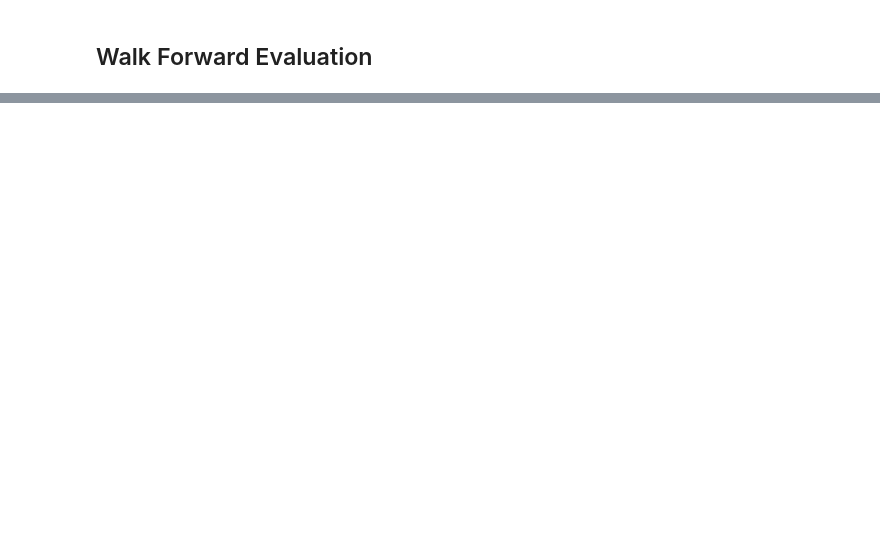
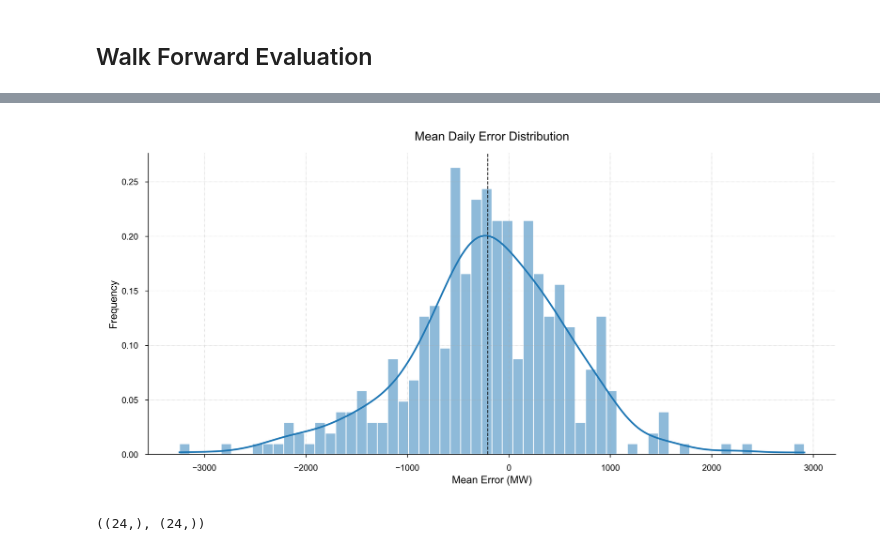
Before and after one commit to joypauls/forecastiso, a Jupyter notebook: notebooks/dev.ipynb, the cells around one changed output, grey strips where cells are left out. Saved outputs shown, nothing was run; the diff lists cells and outputs as text; code cells hidden in the pictures; blank space fills up the shorter version.

```diff
--- a/notebooks/dev.ipynb
+++ b/notebooks/dev.ipynb
@@ -374,0 +366,19 @@ plt.show()
+# %%
+# plot histogram with seaborn
+import seaborn as sns
+plt.figure(figsize=(12, 6))
+sns.histplot(me_list, bins=60, kde=True, stat="frequency", line_kws={"linewidth": 2}, edgecolor="white", alpha=0.5)
+plt.axvline(np.mean(me_list), color="black", linestyle="--", linewidth=1)
+plt.title("Mean Daily Error Distribution")
+plt.xlabel("Mean Error (MW)")
+plt.ylabel("Frequency")
+plt.show()
+# %% [output]
+[figure, added]
+# %%
+avg_predictions = np.mean(predictions, axis=0)
+avg_true_values = np.mean(true_values, axis=0)
+
+avg_predictions.shape, avg_true_values.shape
+# %% [output]
+((24,), (24,))
```
Also changed, not shown: parts of 10 cells of this notebook, 1 other file.
